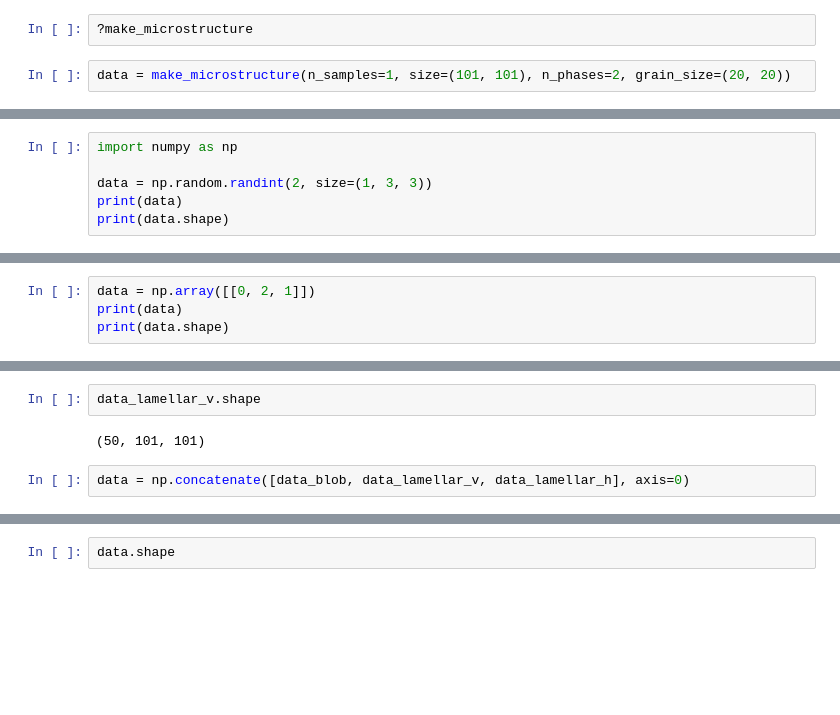
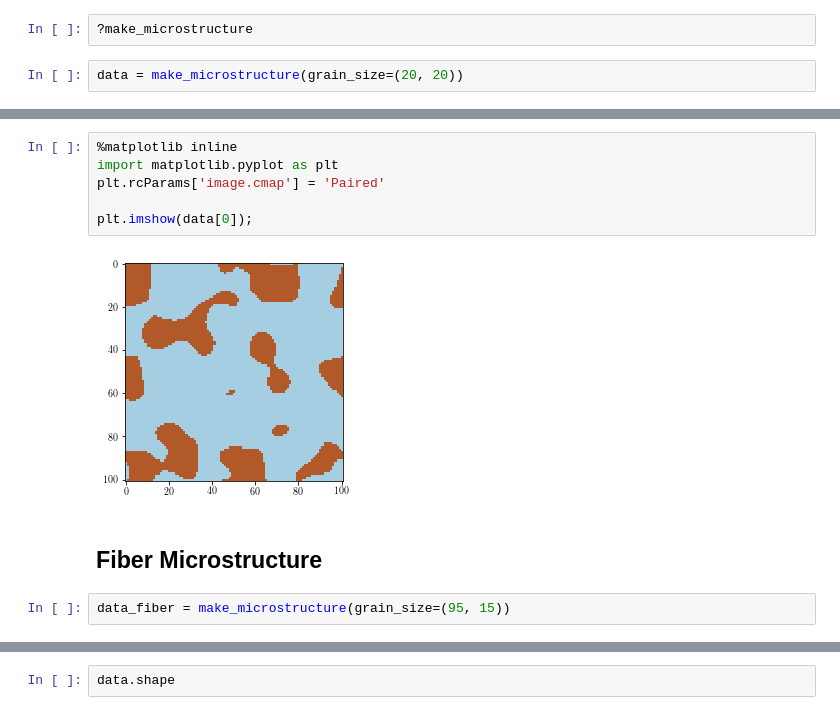
Before and after one commit to materialsinnovation/mks-tutorial, a Jupyter notebook: notebooks/part2-2point-stats.ipynb, the cells around one changed output, grey strips where cells are left out. Cells and saved outputs as stored; diff of their text form; blank space fills up the shorter version.

```diff
--- a/notebooks/part2-2point-stats.ipynb
+++ b/notebooks/part2-2point-stats.ipynb
@@ -21,7 +80,7 @@ from pymks.datasets import make_microstructure
 # %%
 ?make_microstructure
 # %%
-data = make_microstructure(n_samples=1, size=(101, 101), n_phases=2, grain_size=(20, 20))
+data = make_microstructure(grain_size=(20, 20))
 # %%
 print(data.shape)
 # %% [output]
@@ -108,6 +87,0 @@ $$ \phi_0[[2, 2]] = 1, \;\; m_0 [1; [2, 2]] = 1$$
-# %%
-import numpy as np
-
-data = np.random.randint(2, size=(1, 3, 3))
-print(data)
-print(data.shape)
@@ -134,4 +87,0 @@ print(data_disc[0, 0, 0])
-# %%
-data = np.array([[0, 2, 1]])
-print(data)
-print(data.shape)
@@ -196,6 +88,12 @@ plt.imshow(data_lamellar_h[0]);
-# %%
-data_lamellar_v.shape
-# %% [output]
-(50, 101, 101)
-# %%
-data = np.concatenate([data_blob, data_lamellar_v, data_lamellar_h], axis=0)
+# %%
+%matplotlib inline
+import matplotlib.pyplot as plt
+plt.rcParams['image.cmap'] = 'Paired'
+
+plt.imshow(data[0]);
+# %% [output]
+[figure, added]
+# %% [markdown]
+## Fiber Microstructure
+# %%
+data_fiber = make_microstructure(grain_size=(95, 15))
```
Also changed, not shown: parts of 69 cells of this notebook, 3 other files.
